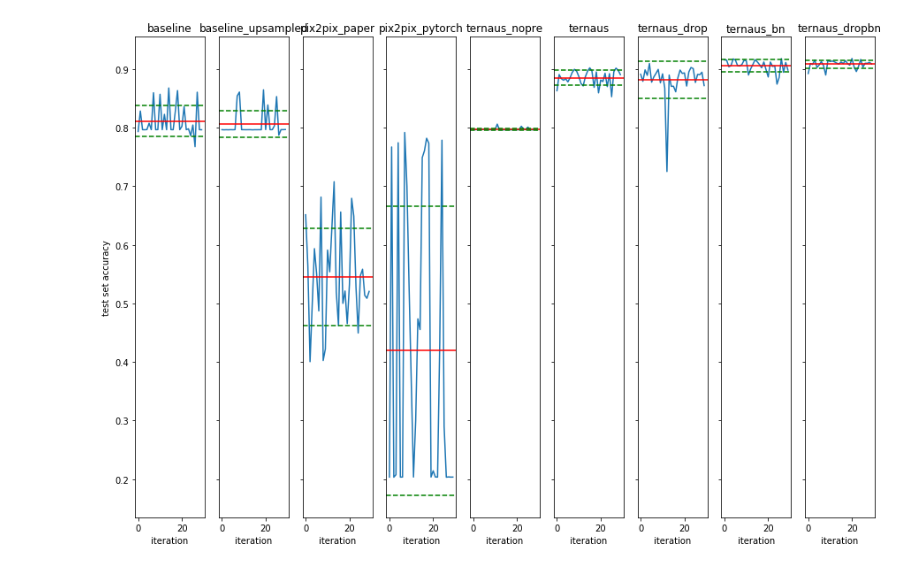
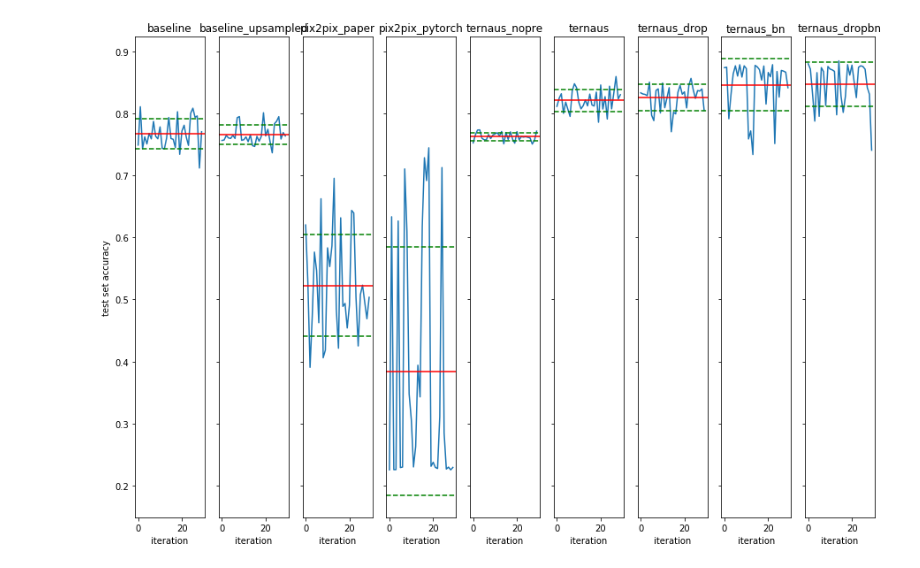
Before and after one commit to a-martyn/unet, a Jupyter notebook: analysis.ipynb, the cells around one changed output. Cells and saved outputs as stored; diff of their text form; code cells hidden in the pictures.

```diff
--- a/analysis.ipynb
+++ b/analysis.ipynb
@@ -31,26 +31,27 @@ models = [
 # %%
 def mean_std(df, column:str):
     """Get mean and upper/lower bounds of variance"""
     mean = df[column].mean()
     upper = mean + df[column].std()
     lower = mean - df[column].std()
     return mean, upper, lower
 
 rows = 1
 cols = 9
+metric = 'acc'
 f, axes = plt.subplots(rows, cols, sharey=True, figsize=(15, 10))
 
 for i in range(cols):
     title = f'{models[i][0]}'
     df = pd.read_csv(f'{results_pth}{title}_50steps.csv')
-    mean, upper, lower = mean_std(df, 'val_acc')
+    mean, upper, lower = mean_std(df, metric)
     axes[i].set_title(title[5:])
-    axes[i].plot(list(df.index), list(df['val_acc']))
+    axes[i].plot(list(df.index), list(df[metric]))
     axes[i].axhline(y=mean, color='r')
     axes[i].axhline(y=upper, linestyle='--', color='g')
     axes[i].axhline(y=lower, linestyle='--', color='g')
     axes[i].set_xlabel('iteration')
     if i ==0:
         axes[i].set_ylabel('test set accuracy')
 # %% [output]
-[figure, old version]
+[figure, new version]
```
Also changed, not shown: parts of 3 cells of this notebook, 9 other files.
